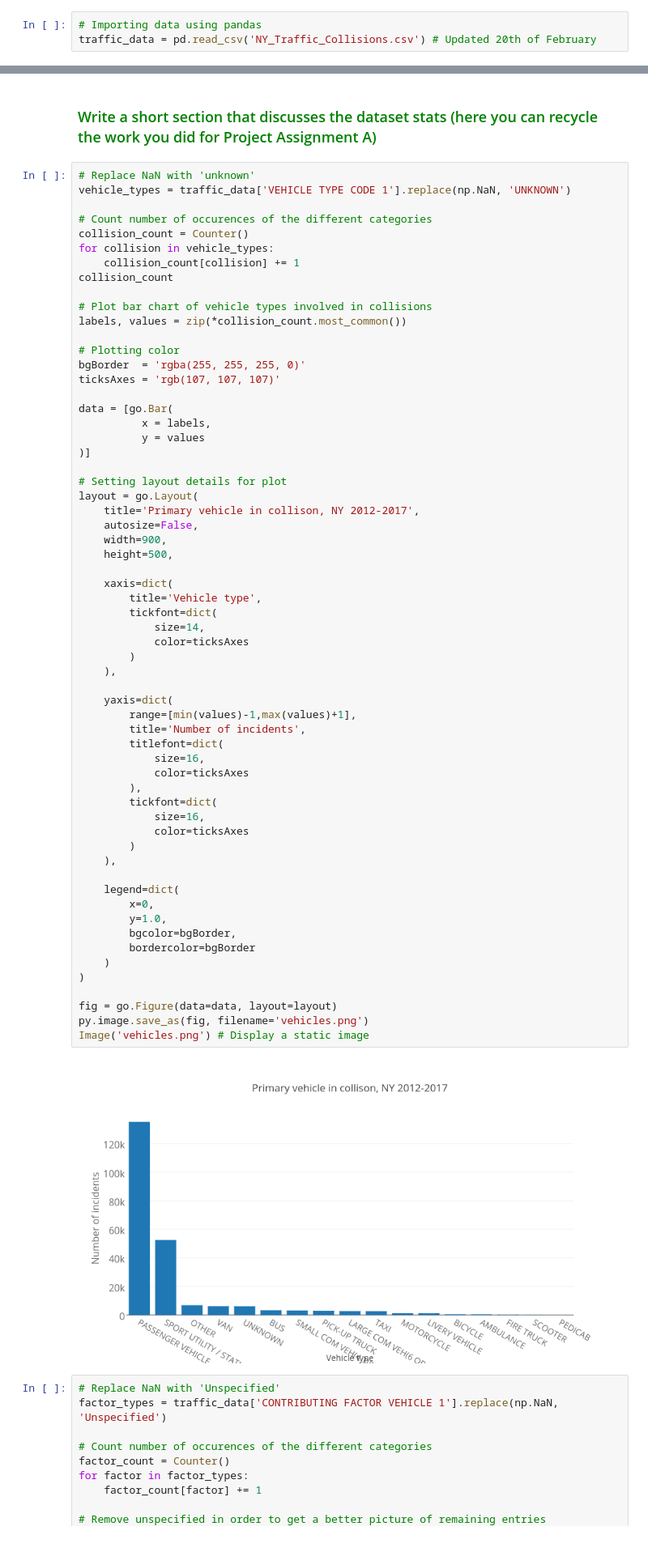
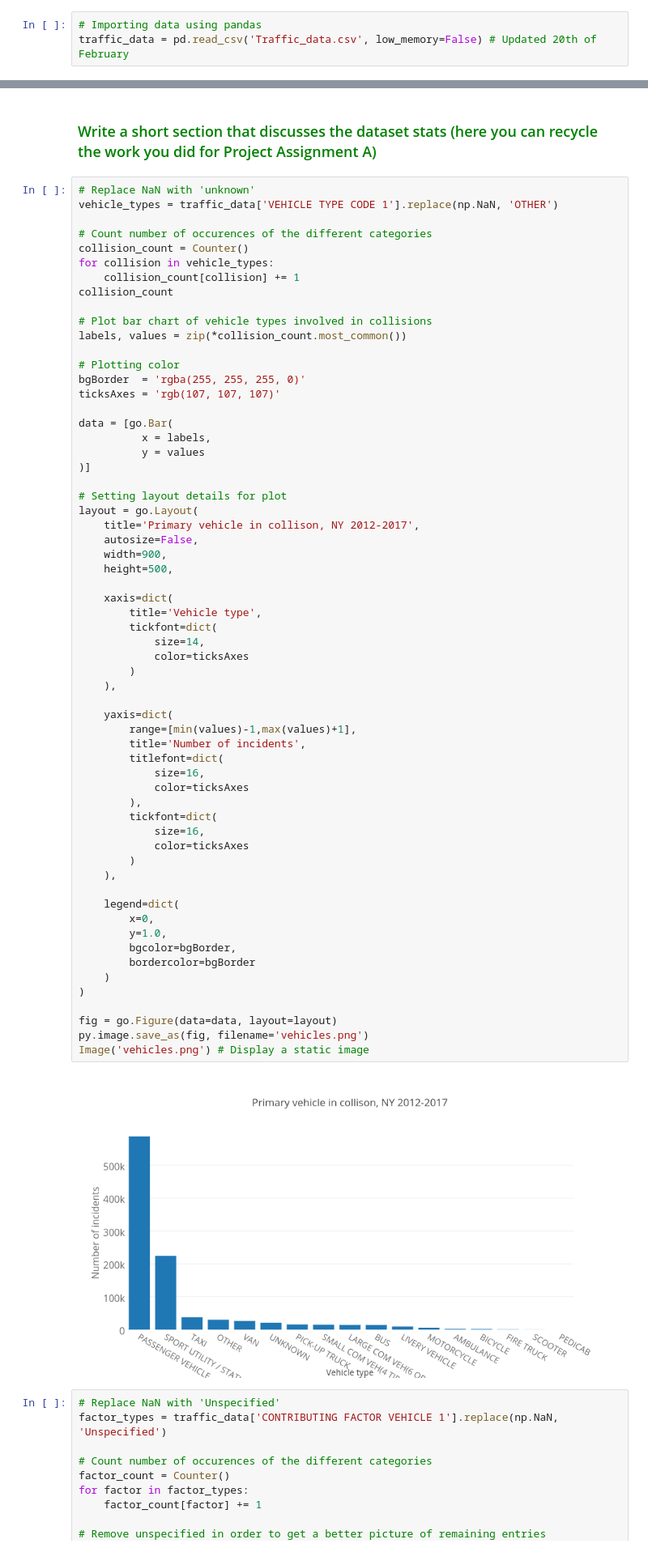
Before and after one commit to frksteenhoff/02806_SDA, a Jupyter notebook: 02806_FinalProject-ExplainerNotebook.ipynb, the cells around one changed output, grey strips where cells are left out. Shown at 81% size. Saved outputs shown, nothing was run; the diff lists cells and outputs as text.

```diff
--- a/02806_FinalProject-ExplainerNotebook.ipynb
+++ b/02806_FinalProject-ExplainerNotebook.ipynb
@@ -53,4 +52,4 @@ import plotly.plotly as py
 import plotly.graph_objs as go
 # %%
 # Importing data using pandas
-traffic_data = pd.read_csv('NY_Traffic_Collisions.csv') # Updated 20th of February
+traffic_data = pd.read_csv('Traffic_data.csv', low_memory=False) # Updated 20th of February
@@ -89,7 +73,7 @@ traffic_data[:10]
 ### <span style="color:green">Write a short section that discusses the dataset stats (here you can recycle the work you did for Project Assignment A)</span>
 # %%
 # Replace NaN with 'unknown'
-vehicle_types = traffic_data['VEHICLE TYPE CODE 1'].replace(np.NaN, 'UNKNOWN')
+vehicle_types = traffic_data['VEHICLE TYPE CODE 1'].replace(np.NaN, 'OTHER')
 
 # Count number of occurences of the different categories
 collision_count = Counter()
@@ -122,34 +106,34 @@ layout = go.Layout(
             size=14,
             color=ticksAxes
         )
     ),
 
     yaxis=dict(
         range=[min(values)-1,max(values)+1],
         title='Number of incidents',
         titlefont=dict(
             size=16,
             color=ticksAxes
         ),
         tickfont=dict(
             size=16,
             color=ticksAxes
         )
     ),
 
     legend=dict(
         x=0,
         y=1.0,
         bgcolor=bgBorder,
         bordercolor=bgBorder
     )
 )
 
 fig = go.Figure(data=data, layout=layout)
 py.image.save_as(fig, filename='vehicles.png')
 Image('vehicles.png') # Display a static image
 # %% [output]
-[figure, old version]
+[figure, new version]
 # %%
 # Replace NaN with 'Unspecified'
 factor_types = traffic_data['CONTRIBUTING FACTOR VEHICLE 1'].replace(np.NaN, 'Unspecified')
```
Also changed, not shown: parts of 16 cells of this notebook, 3 other files.
